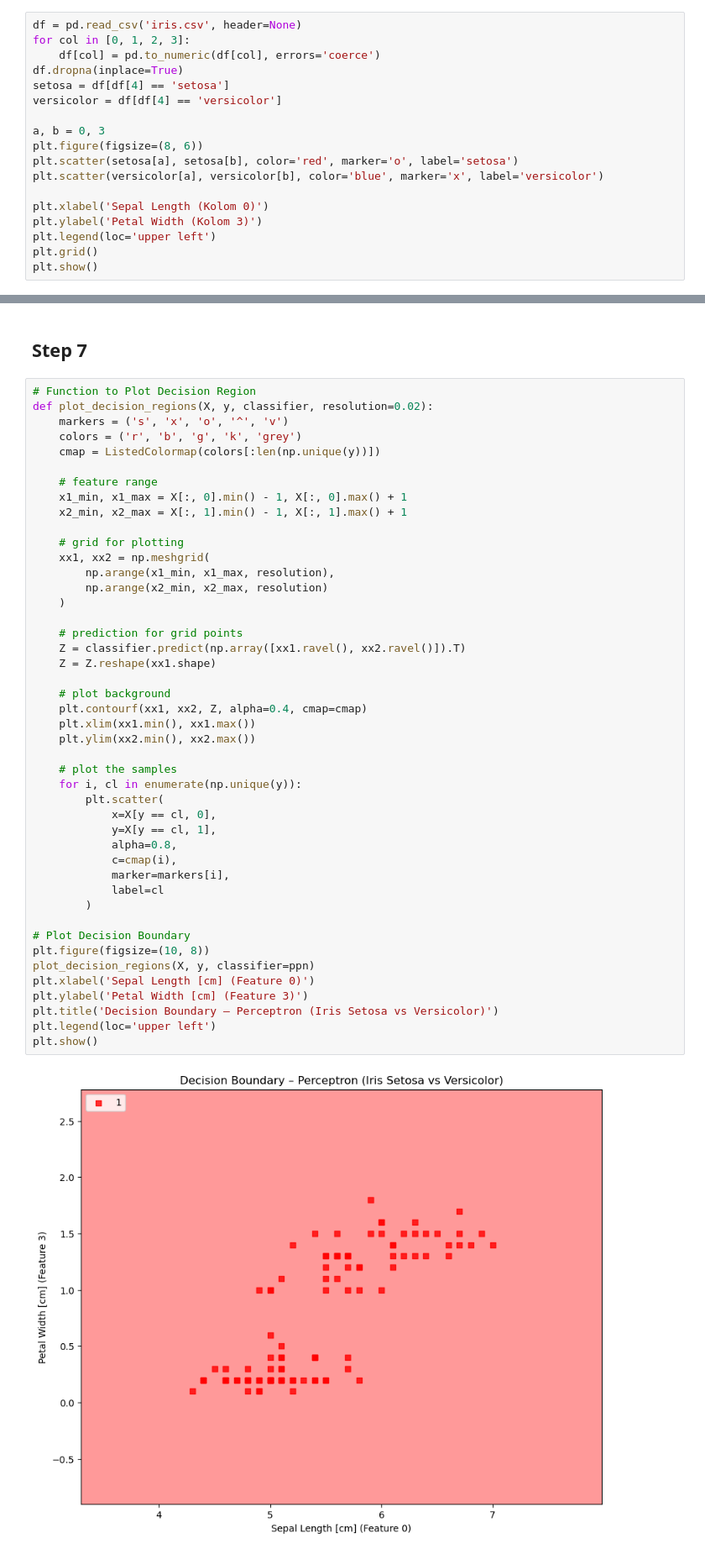
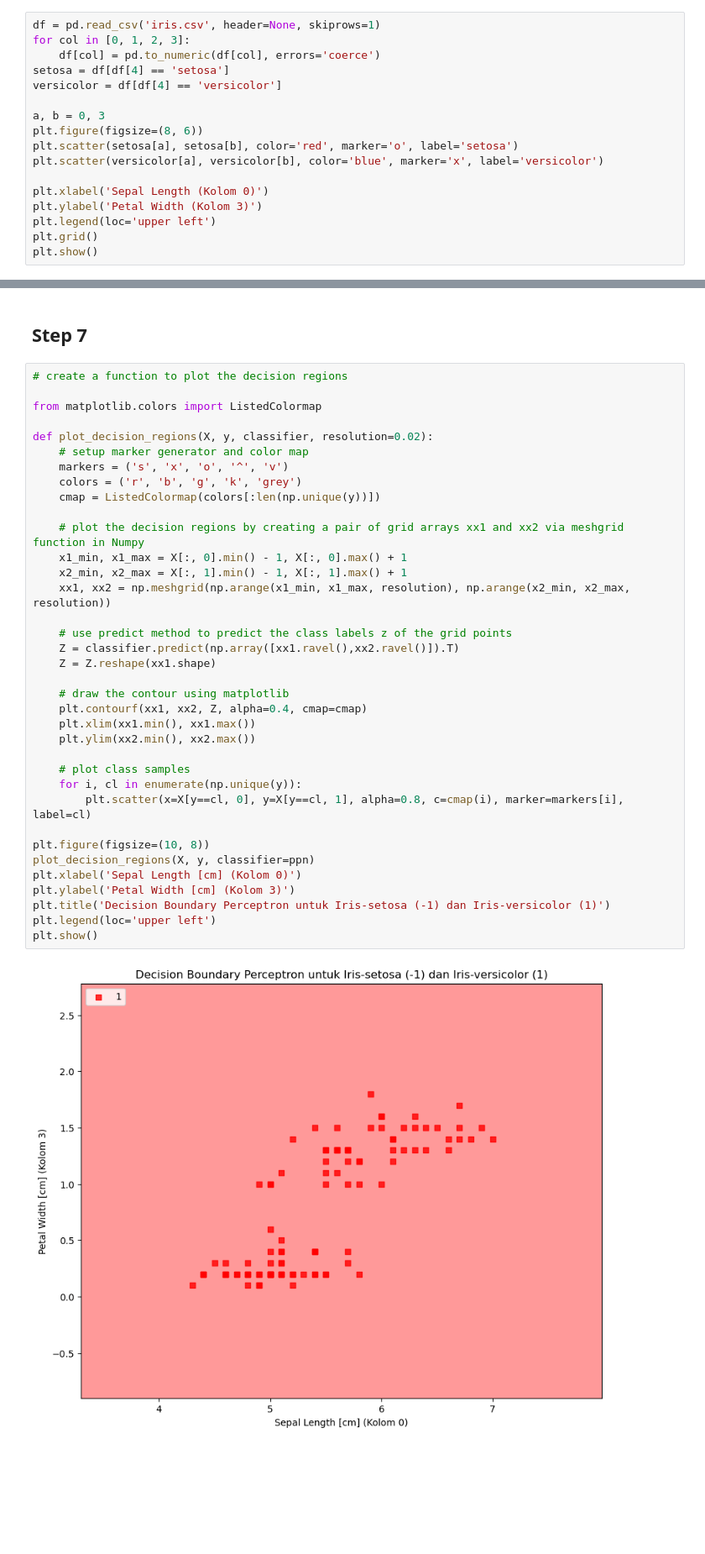
Before and after one commit to Aqillaaprly/ML_2025, a Jupyter notebook: week13/Lab1.ipynb, the cells around one changed output, grey strips where cells are left out. Shown: that part at 84% size. Cells and saved outputs as stored; diff of their text form; blank space fills up the shorter version.

```diff
--- a/week13/Lab1.ipynb
+++ b/week13/Lab1.ipynb
@@ -10,10 +11,9 @@ import seaborn as sns
 # %% [markdown]
 ## Step 2
 # %%
-df = pd.read_csv('iris.csv', header=None)
+df = pd.read_csv('iris.csv', header=None, skiprows=1)
 for col in [0, 1, 2, 3]:
     df[col] = pd.to_numeric(df[col], errors='coerce')
-df.dropna(inplace=True)
 setosa = df[df[4] == 'setosa']
 versicolor = df[df[4] == 'versicolor']
 
@@ -84,49 +82,40 @@ plt.show()
 # %% [markdown]
 ## Step 7
 # %%
-# Function to Plot Decision Region
+# create a function to plot the decision regions
+
+from matplotlib.colors import ListedColormap
+
 def plot_decision_regions(X, y, classifier, resolution=0.02):
+    # setup marker generator and color map
     markers = ('s', 'x', 'o', '^', 'v')
     colors = ('r', 'b', 'g', 'k', 'grey')
     cmap = ListedColormap(colors[:len(np.unique(y))])
 
-    # feature range
+    # plot the decision regions by creating a pair of grid arrays xx1 and xx2 via meshgrid function in Numpy
     x1_min, x1_max = X[:, 0].min() - 1, X[:, 0].max() + 1
     x2_min, x2_max = X[:, 1].min() - 1, X[:, 1].max() + 1
+    xx1, xx2 = np.meshgrid(np.arange(x1_min, x1_max, resolution), np.arange(x2_min, x2_max, resolution))
 
-    # grid for plotting
-    xx1, xx2 = np.meshgrid(
-        np.arange(x1_min, x1_max, resolution),
-        np.arange(x2_min, x2_max, resolution)
-    )
-
-    # prediction for grid points
-    Z = classifier.predict(np.array([xx1.ravel(), xx2.ravel()]).T)
+    # use predict method to predict the class labels z of the grid points
+    Z = classifier.predict(np.array([xx1.ravel(),xx2.ravel()]).T)
     Z = Z.reshape(xx1.shape)
 
-    # plot background
+    # draw the contour using matplotlib
     plt.contourf(xx1, xx2, Z, alpha=0.4, cmap=cmap)
     plt.xlim(xx1.min(), xx1.max())
     plt.ylim(xx2.min(), xx2.max())
 
-    # plot the samples
+    # plot class samples
     for i, cl in enumerate(np.unique(y)):
-        plt.scatter(
-            x=X[y == cl, 0],
-            y=X[y == cl, 1],
-            alpha=0.8,
-            c=cmap(i),
-            marker=markers[i],
-            label=cl
-        )
+        plt.scatter(x=X[y==cl, 0], y=X[y==cl, 1], alpha=0.8, c=cmap(i), marker=markers[i], label=cl)
 
-# Plot Decision Boundary
 plt.figure(figsize=(10, 8))
 plot_decision_regions(X, y, classifier=ppn)
-plt.xlabel('Sepal Length [cm] (Feature 0)')
-plt.ylabel('Petal Width [cm] (Feature 3)')
-plt.title('Decision Boundary – Perceptron (Iris Setosa vs Versicolor)')
+plt.xlabel('Sepal Length [cm] (Kolom 0)')
+plt.ylabel('Petal Width [cm] (Kolom 3)')
+plt.title('Decision Boundary Perceptron untuk Iris-setosa (-1) dan Iris-versicolor (1)')
 plt.legend(loc='upper left')
 plt.show()
 # %% [output]
-[figure, old version]
+[figure, new version]
```
Also changed, not shown: parts of 3 cells of this notebook.
